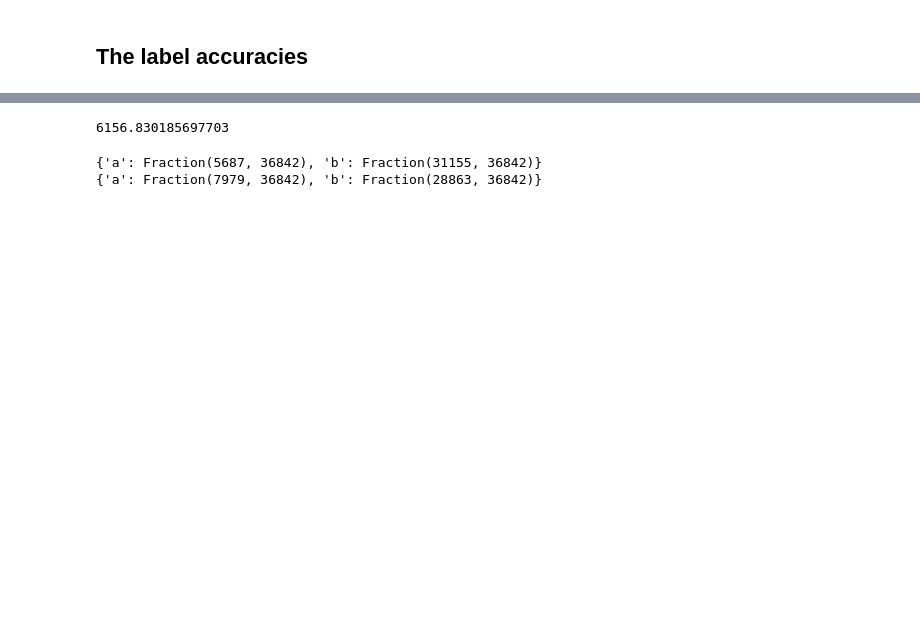
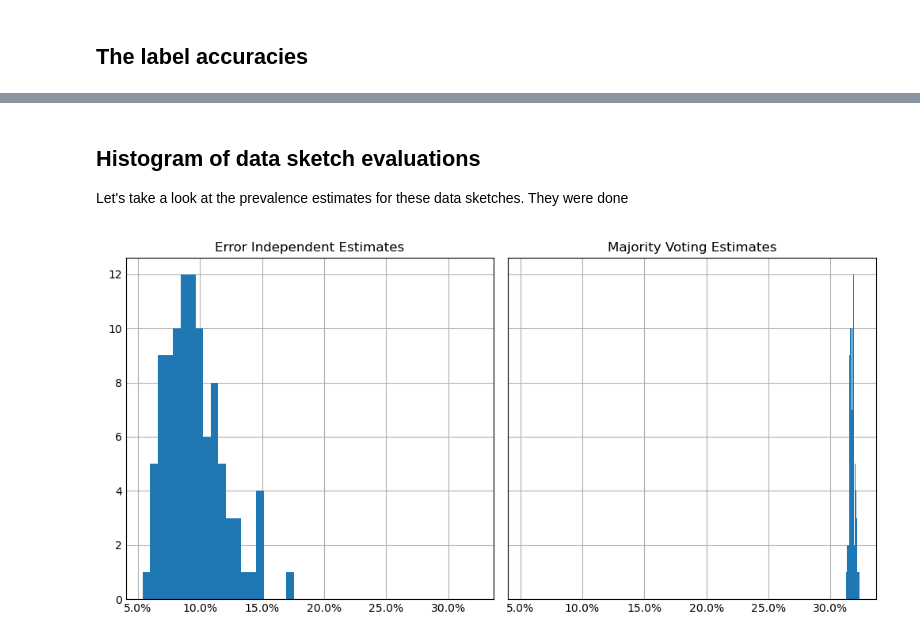
Before and after one commit to andrescorrada/IntroductionToAlgebraicEvaluation, a Jupyter notebook: python/docs/source/notebooks/Tutorial.ipynb, the cells around one changed output, grey strips where cells are left out. Drawn from its saved outputs; the diff is of its cells as text; code cells hidden in the pictures; blank space fills up the shorter version.

```diff
--- a/python/docs/source/notebooks/Tutorial.ipynb
+++ b/python/docs/source/notebooks/Tutorial.ipynb
@@ -176,11 +156,27 @@ $\displaystyle \frac{1}{2} - \frac{11187722681 \sqrt{3328641826009}}{61316911076
-# %%
-aprevf = float(aprev*trio_vote_counts.test_size)
-aprevf
-# %% [output]
-6156.830185697703
-# %%
-pp(supervised_eval.evaluation_exact["prevalence"])
-pp(majority_voting_eval.evaluation_exact[0]["prevalence"])
-# %% [output]
-{'a': Fraction(5687, 36842), 'b': Fraction(31155, 36842)}
-{'a': Fraction(7979, 36842), 'b': Fraction(28863, 36842)}
+# %% [markdown]
+## Histogram of data sketch evaluations
+
+Let's take a look at the prevalence estimates for these data sketches. They were done
+# %%
+# Let's collect all the evaluations using the error-independent evaluator
+ae_estimates = [ntqr.ErrorIndependentEvaluation(ntqr.TrioLabelVoteCounts(ds).to_TrioVoteCounts()) for ds in data_sketches]
+# And the majority voting estimates also
+mv_estimates = [ntqr.MajorityVotingEvaluation(ntqr.TrioLabelVoteCounts(ds).to_TrioVoteCounts()) for ds in data_sketches]
+# %%
+import matplotlib.pyplot as plt
+# We are picking out the lowest prevalence solution for the 'a' label
+prev_ae_estimates = [float(eval.evaluation_exact[0]["prevalence"]["a"]) for eval in ae_estimates]
+prev_mv_estimates = [float(eval.evaluation_exact[0]["prevalence"]["a"]) for eval in mv_estimates]
+# %%
+%matplotlib widget
+from matplotlib.ticker import PercentFormatter
+fig, axs = plt.subplots(1, 2, sharey=True, sharex=True, tight_layout=True,figsize=(10,5))
+n_bins = 20
+axs[0].hist(prev_ae_estimates, bins=n_bins)
+axs[0].set_title("Error Independent Estimates")
+axs[1].xaxis.set_major_formatter(PercentFormatter(xmax=1))
+axs[1].hist(prev_mv_estimates, bins=n_bins)
+axs[1].set_title("Majority Voting Estimates")
+plt.show()
+# %% [output]
+[figure, added]
```
Also changed, not shown: parts of 19 cells of this notebook.
